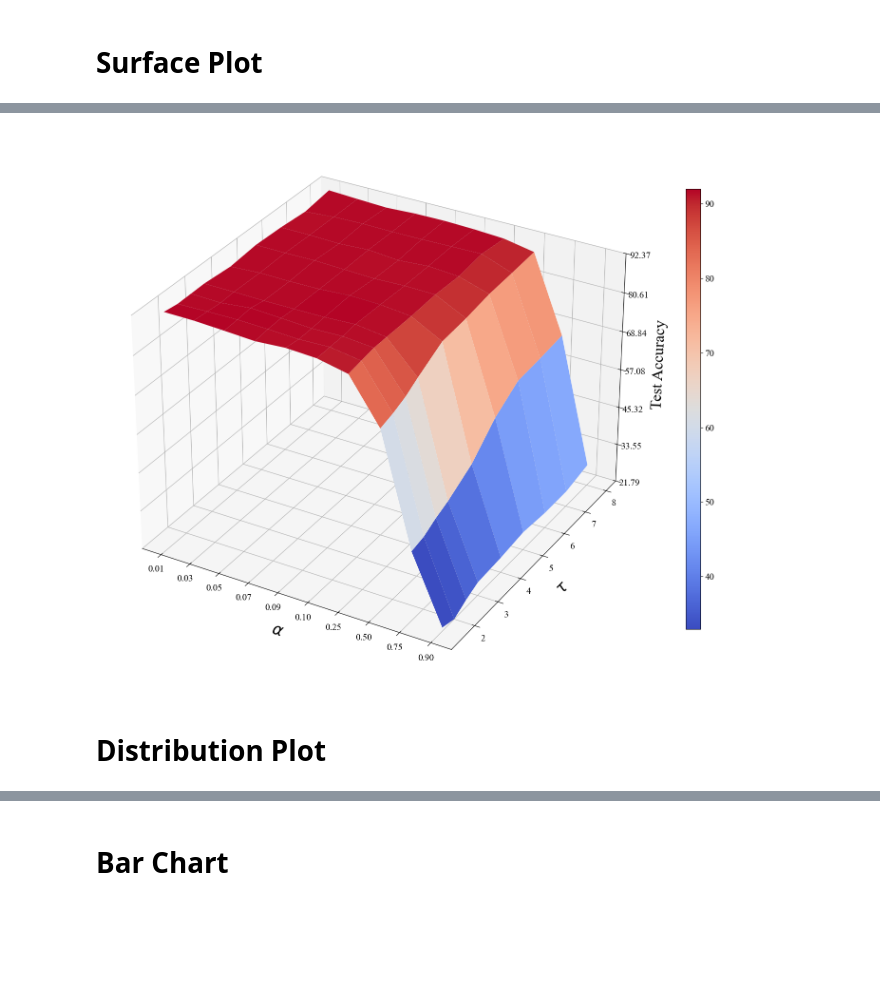
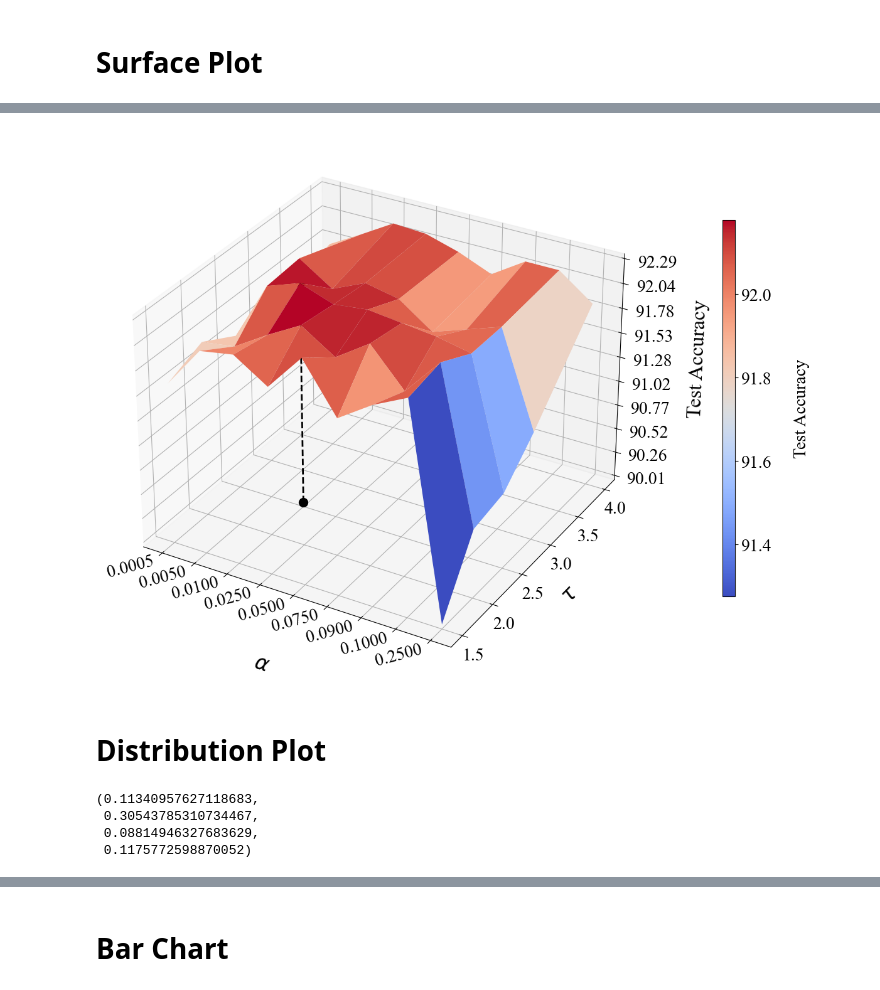
Before and after one commit to nordlinglab/ModelCompression-IntegratedGradients, a Jupyter notebook: Jupyter_notebooks/Paper_plots.ipynb, the cells around one changed output, grey strips where cells are left out. Saved outputs shown, nothing was run; the diff lists cells and outputs as text; code cells hidden in the pictures; blank space fills up the shorter version.

```diff
--- a/Jupyter_notebooks/Paper_plots.ipynb
+++ b/Jupyter_notebooks/Paper_plots.ipynb
@@ -20,3 +17,2 @@ montecarlo_ig_prob = pd.read_csv("../../../ML/PyTorch_CIFAR10/Histories/montecar
 # %%
-kd = pd.concat([param_search_1, param_search_2], axis=0)
-montecarlo_kd = pd.read_csv("../../../ML/PyTorch_CIFAR10/Histories/montecarlo/KD_0.1_3_second.csv")
+kd_ig = pd.concat([kd_ig_1, kd_ig_2], axis=0)
@@ -23,8 +28,8 @@ montecarlo_kd = pd.read_csv("../../../ML/PyTorch_CIFAR10/Histories/montecarlo/KD
 # %%
 # Extracting the data
 alpha = np.array(kd["Alpha"])
-temp = np.array(kd["Temp"])
-accuracy = np.array(kd["Test Accuracy"])
+temp = np.array(kd["Temperature"])
+accuracy = np.array(kd["Test Acc."])
 # %%
 # Find the index of the maximum accuracy
 max_index = np.argmax(accuracy)
@@ -78,7 +83,7 @@ plt.show()
 # %%
 # Unique values of Alpha and Temp
 unique_alpha = np.sort(kd['Alpha'].unique())
-unique_temp = np.sort(kd['Temp'].unique())
+unique_temp = np.sort(kd['Temperature'].unique())
 
 # Meshgrid for Alpha and Temp
 X, Y = np.meshgrid(unique_alpha, unique_temp)
@@ -88,7 +93,7 @@ accuracy_grid = np.empty(X.shape)
 for i, alpha in enumerate(unique_alpha):
     for j, temp in enumerate(unique_temp):
         # Selecting the Test Accuracy value corresponding to each pair of (alpha, temp)
-        accuracy_grid[j, i] = kd[(kd['Alpha'] == alpha) & (kd['Temp'] == temp)]['Test Accuracy'].values[0]
+        accuracy_grid[j, i] = kd[(kd['Alpha'] == alpha) & (kd['Temperature'] == temp)]['Test Acc.'].values[0]
 # %% [markdown]
 # Surface Plot
 # %%
@@ -123,52 +128,65 @@ from matplotlib import cm
 from matplotlib.ticker import LinearLocator, FixedLocator, FuncFormatter
 
 plt.rcParams['font.family'] = 'Times New Roman'
-plt.rcParams['font.size'] = 14
+plt.rcParams['font.size'] = 20
+
 # Assuming kd is your DataFrame
 unique_alpha = np.sort(kd['Alpha'].unique())
-unique_temp = np.sort(kd['Temp'].unique())
+unique_temp = np.sort(kd['Temperature'].unique())
 
 # Map Alpha values to categorical indices
 alpha_indices = {alpha: i for i, alpha in enumerate(unique_alpha)}
 
 # Meshgrid for categorical indices of Alpha and Temp
 X, Y = np.meshgrid(range(len(unique_alpha)), unique_temp)
 
 # Map Test Accuracy to the grid
 accuracy_grid = np.empty(X.shape)
 for i, alpha in enumerate(unique_alpha):
     for j, temp in enumerate(unique_temp):
-        accuracy_grid[j, i] = kd[(kd['Alpha'] == alpha) & (kd['Temp'] == temp)]['Test Accuracy'].values[0]
+        accuracy_grid[j, i] = kd[(kd['Alpha'] == alpha) & (kd['Temperature'] == temp)]['Test Acc.'].values[0]
+
+# Finding the indices of the maximum accuracy
+max_index = np.unravel_index(np.argmax(accuracy_grid), accuracy_grid.shape)
+max_accuracy = accuracy_grid[max_index]
+max_alpha = unique_alpha[max_index[1]]
+max_temp = unique_temp[max_index[0]]
 
 # Creating a 3D plot
 fig = plt.figure(figsize=(15, 12))
 ax = fig.add_subplot(111, projection='3d')
 
 # Plot the surface.
 surf = ax.plot_surface(X, Y, accuracy_grid, cmap=cm.coolwarm, linewidth=1, antialiased=True)
 
+# Highlight the maximum with a line
+ax.plot([max_index[1], max_index[1]], [max_temp, max_temp], [accuracy_grid.min(), max_accuracy], color='k', marker='o', markersize=10, linestyle="--", linewidth=2)
+
 # Customize the x-axis to show original Alpha values
 ax.set_xticks(range(len(unique_alpha)))
-ax.set_xticklabels([f'{alpha:.2f}' for alpha in unique_alpha])
+ax.set_xticklabels([f'{alpha:.4f}' for alpha in unique_alpha], rotation=15, ha='right', va='center')
 
 # Customize the z axis.
 ax.set_zlim(accuracy_grid.min(), accuracy_grid.max())
-ax.zaxis.set_major_locator(LinearLocator(7))
+ax.zaxis.set_major_locator(LinearLocator(10))  # Set an appropriate number of ticks
 ax.zaxis.set_major_formatter(FuncFormatter(lambda x, _: f'{x:.02f}'))
-ax.zaxis.set_tick_params(pad=5)
+ax.zaxis.set_tick_params(pad=15)  # Increase padding for z-axis labels
 
 # Labels for axes
-ax.set_xlabel(r'$\alpha$', fontsize=24, labelpad=15)
+ax.set_xlabel(r'$\alpha$', fontsize=24, labelpad=35)
 ax.set_ylabel(r'$\tau$', fontsize=24, labelpad=15)
-ax.set_zlabel('Test Accuracy', fontsize=24, labelpad=15)
+ax.set_zlabel('Test Accuracy', fontsize=24, labelpad=35)
 
 # Add a color bar which maps values to colors.
-fig.colorbar(surf, shrink=.8, aspect=30)
+cbar = fig.colorbar(surf, shrink=0.65, aspect=30, pad=0.1)
+cbar.set_label('Test Accuracy', rotation=90, labelpad=25)
+
+# Adjust layout
+# plt.tight_layout()
 plt.savefig('Hernandez2024_surface_plot.pdf')
-plt.tight_layout()
 plt.show()
 # %% [output]
-[figure, old version]
+[figure, new version]
 # %% [markdown]
 # Distribution Plot
 # %%
@@ -187,4 +203,16 @@ montecarlo_ig_prob_median = montecarlo_ig_prob['Test Accuracy'].median()
 student_median = student['Test Accuracy'].median()
+# %%
+KD_var = montecarlo_kd["Test Accuracy"].var()
+KD_IG_var = kd_ig['Test Accuracy'].var()
+KD_IG_AT_var = kd_ig_at['Test Accuracy'].var()
+# montecarlo_ig_mean = ig['Test Accuracy'].mean()
+student_var = student['Test Accuracy'].var()
+KD_var, KD_IG_var, KD_IG_AT_var, student_var
+# %% [output]
+(0.11340957627118683,
+ 0.30543785310734467,
+ 0.08814946327683629,
+ 0.1175772598870052)
 # %%
 from scipy import stats
 from statsmodels.stats.diagnostic import lilliefors
```
Also changed, not shown: parts of 19 cells of this notebook, 11 other files.
